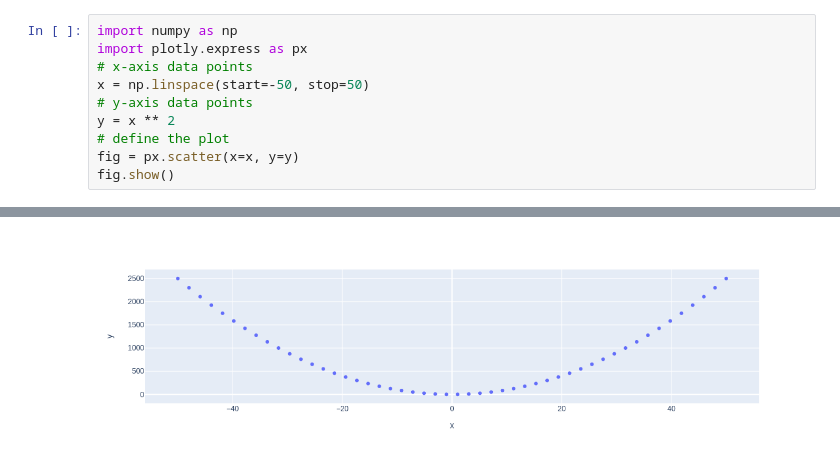
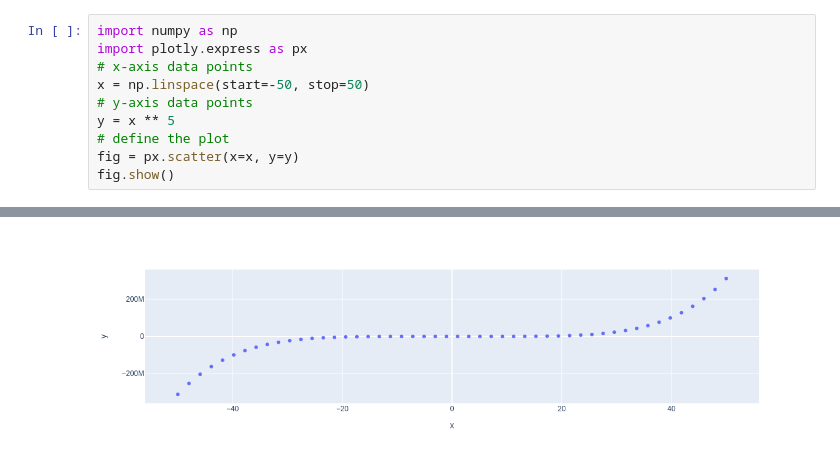
Before and after one commit to natgarea/my-notebooks-repo-1, a Jupyter notebook: experiment1.ipynb, the cells around one changed output, grey strips where cells are left out. Drawn from its saved outputs; the diff is of its cells as text.

```diff
--- a/experiment1.ipynb
+++ b/experiment1.ipynb
@@ -4,7 +4,7 @@ import plotly.express as px
 # x-axis data points
 x = np.linspace(start=-50, stop=50)
 # y-axis data points
-y = x ** 2
+y = x ** 5
 # define the plot
 fig = px.scatter(x=x, y=y)
 fig.show()
@@ -13 +12 @@ fig.show()
-[figure, old version]
+[figure, new version]
```
Also changed, not shown: parts of 1 cell of this notebook.
